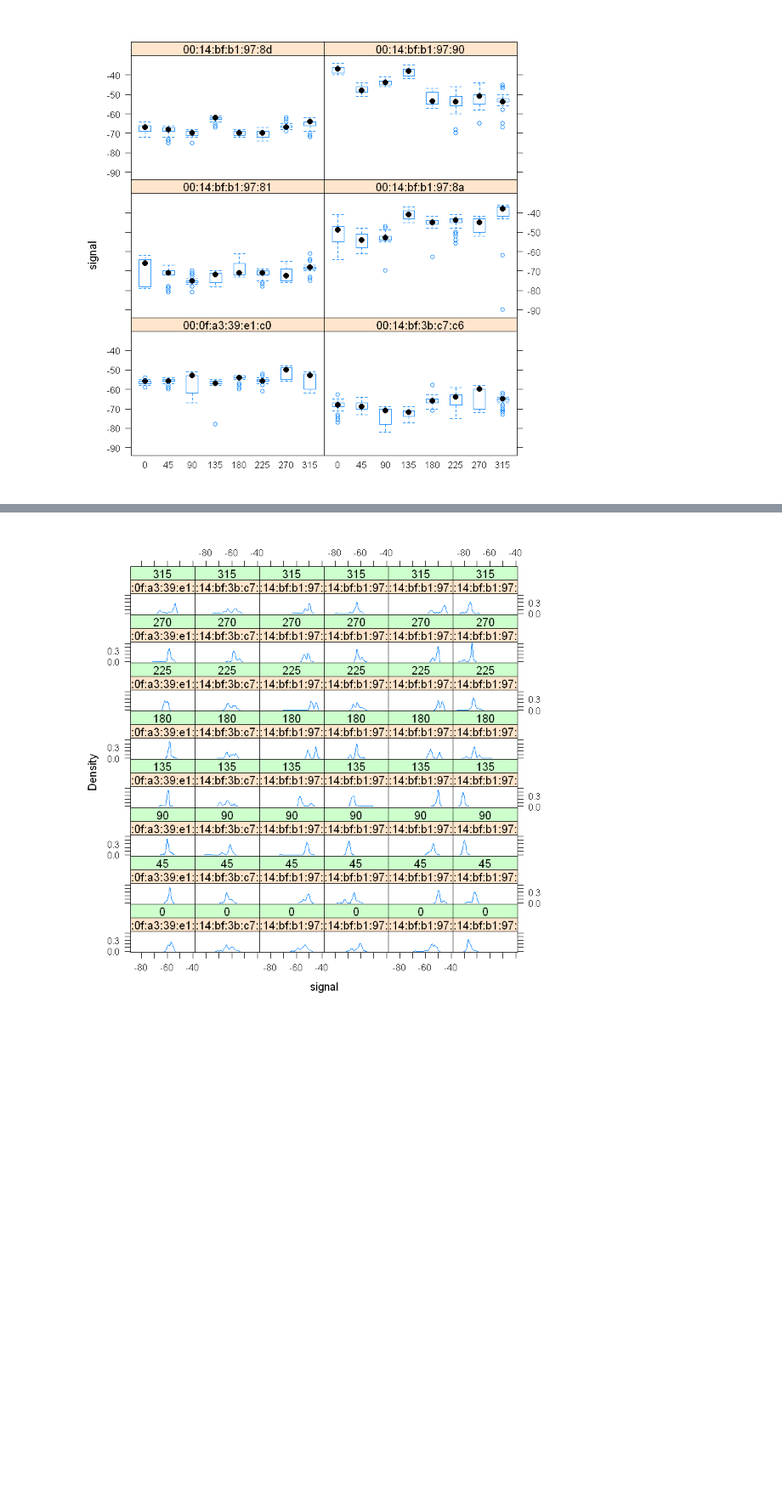
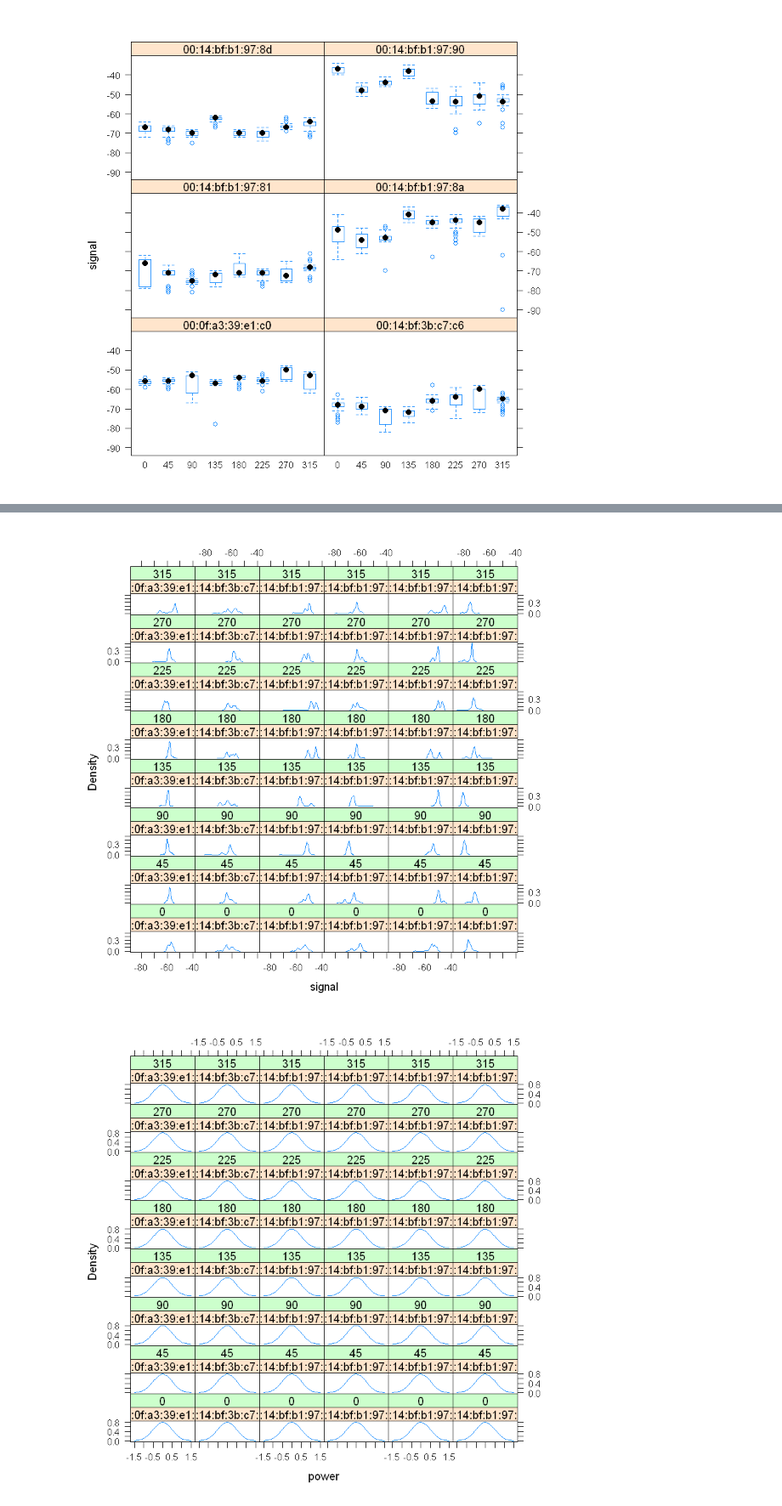
Before and after one commit to elkinst65/QTW_06, a Jupyter notebook: Project06_Book.ipynb, the cells around one changed output, grey strips where cells are left out. Shown at 85% size. Cells and saved outputs as stored; diff of their text form; code cells hidden in the pictures; blank space fills up the shorter version.

Commit message:
Project06_Book.ipynb = Jupyter notebook where I did the power-based exploration; Text files from prof. Holt; CSV file of the online dataset for investigation into weights and other algorithms

```diff
--- a/Project06_Book.ipynb
+++ b/Project06_Book.ipynb
@@ -152,6 +152,7 @@ dim(offline)
 offline$rawTime = offline$time
 offline$time = offline$time / 1000
 class(offline$time) = c("POSIXt", "POSIXct")
+offline$power = 10^(offline$signal/10)
 # %%
 unlist(lapply(offline,class))
 # %% [output]
@@ -314,7 +319,9 @@ summary(offline$signal)
 # %%
 densityplot( ~ signal | mac + factor(angle), data=offline, subset= posX == 24 & posY == 4 & mac != "00:0f:a3:39:dd:cd", bw = 0.5, plot.points = FALSE)
+densityplot( ~ power | mac + factor(angle), data=offline, subset= posX == 24 & posY == 4 & mac != "00:0f:a3:39:dd:cd", bw = 0.5, plot.points = FALSE)
 # %% [output]
 [figure]
+[figure, added]
 # %%
 offline$posXY = paste(offline$posX, offline$posY, sep = "-")
 # %%
```
Also changed, not shown: parts of 52 cells of this notebook, 3 other files.
